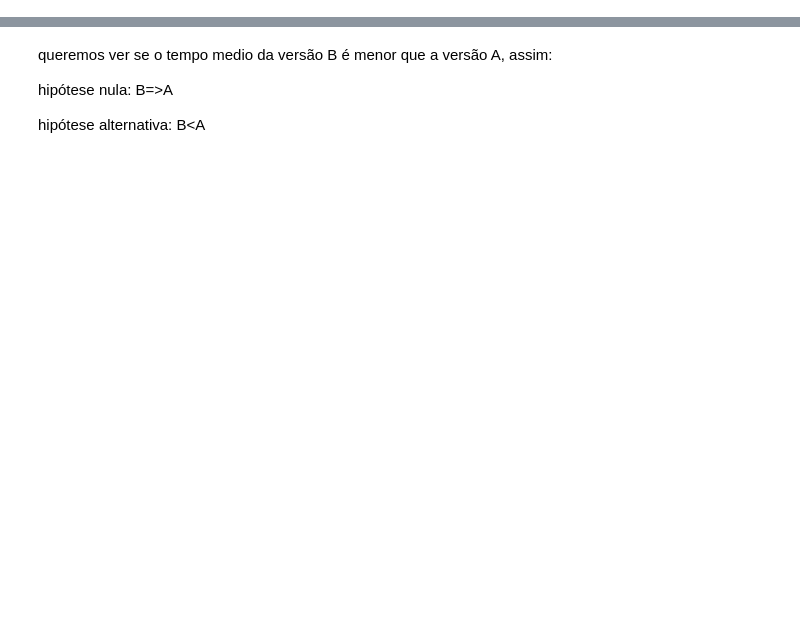
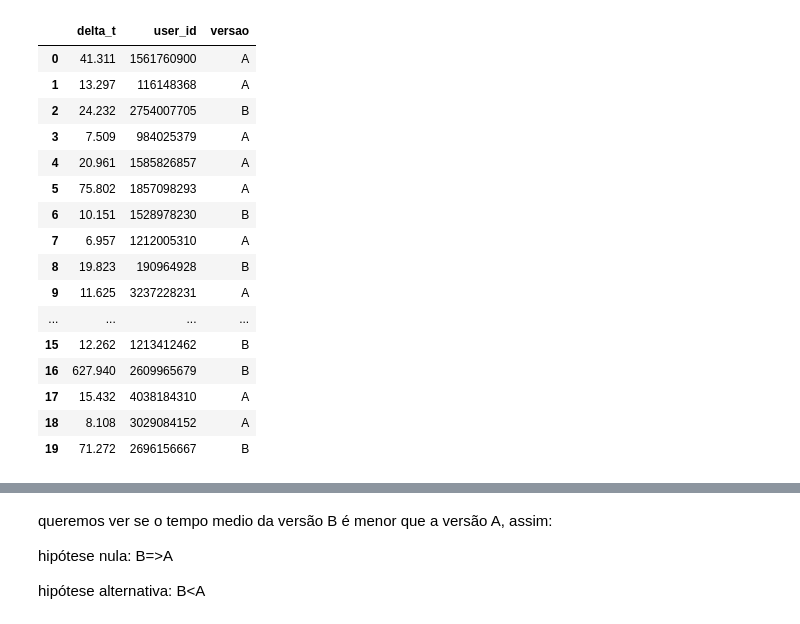
Before and after one commit to Formulos/CD, a Jupyter notebook: Projeto 2/projeto 2.ipynb, the cells around one changed output, grey strips where cells are left out. Cells and saved outputs as stored; diff of their text form; code cells hidden in the pictures; blank space fills up the shorter version.

```diff
--- a/Projeto 2/projeto 2.ipynb
+++ b/Projeto 2/projeto 2.ipynb
@@ -5,0 +108,20 @@ from scipy.stats import norm, t
+# %%
+dataframe_resumo
+# %% [output]
+|  | delta_t | user_id | versao |
+| 0 | 41.311 | 1561760900 | A |
+| 1 | 13.297 | 116148368 | A |
+| 2 | 24.232 | 2754007705 | B |
+| 3 | 7.509 | 984025379 | A |
+| 4 | 20.961 | 1585826857 | A |
+| 5 | 75.802 | 1857098293 | A |
+| 6 | 10.151 | 1528978230 | B |
+| 7 | 6.957 | 1212005310 | A |
+| 8 | 19.823 | 190964928 | B |
+| 9 | 11.625 | 3237228231 | A |
+| ... | ... | ... | ... |
+| 15 | 12.262 | 1213412462 | B |
+| 16 | 627.940 | 2609965679 | B |
+| 17 | 15.432 | 4038184310 | A |
+| 18 | 8.108 | 3029084152 | A |
+| 19 | 71.272 | 2696156667 | B |
```
Also changed, not shown: parts of 28 cells of this notebook, 3 other files.
